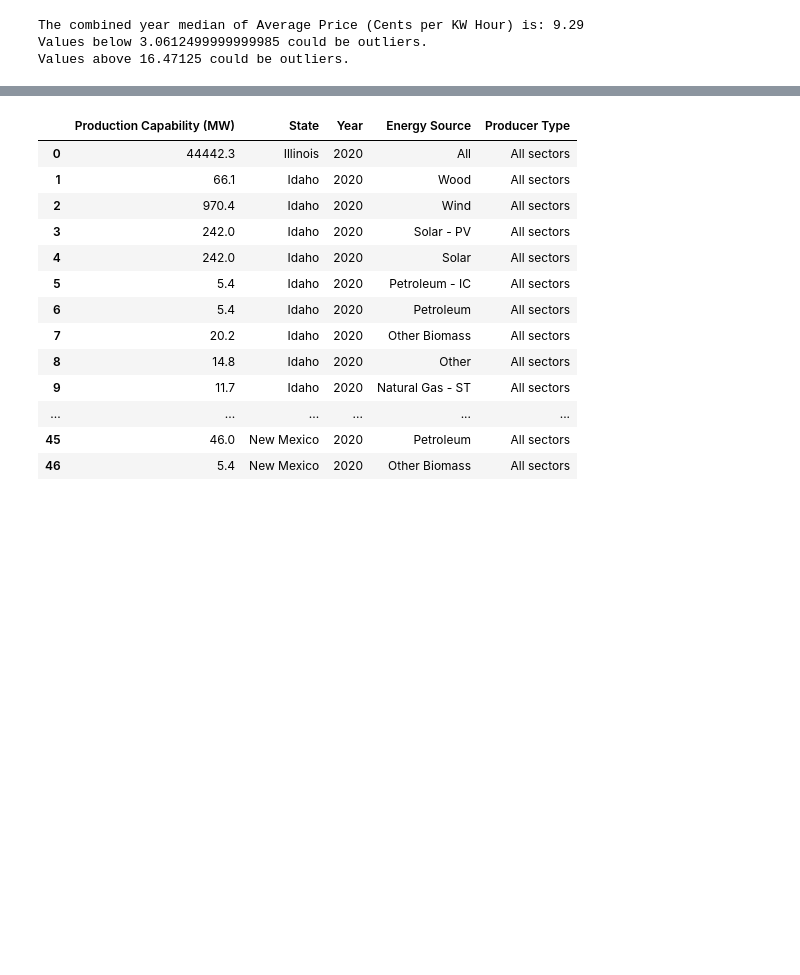
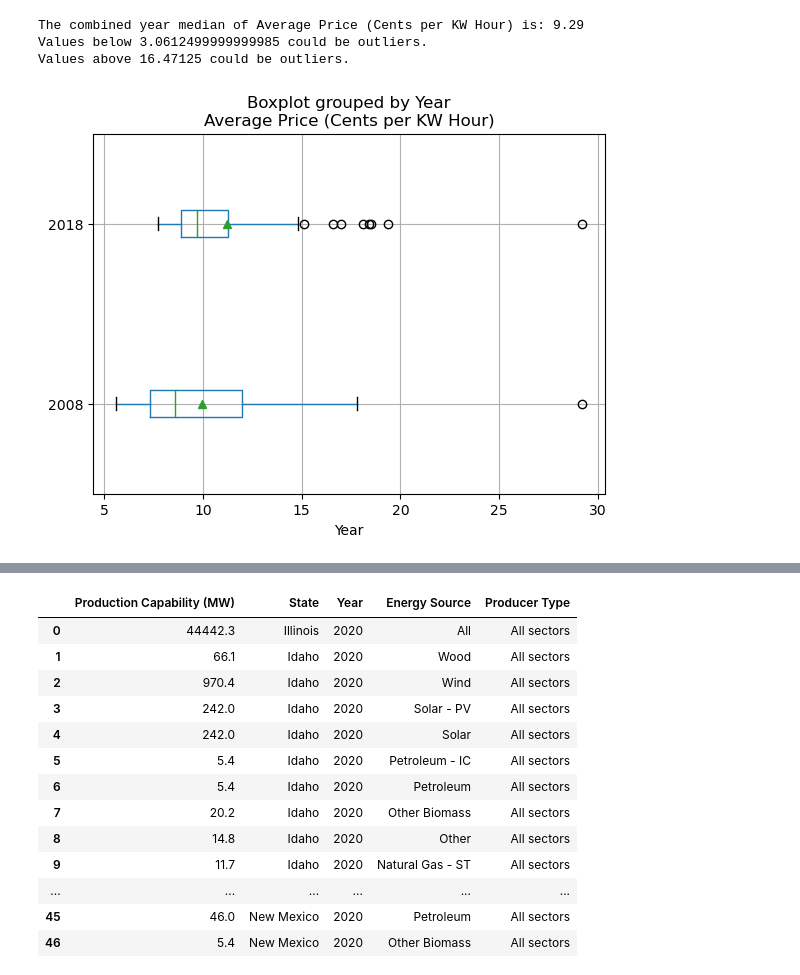
Before and after one commit to andrew8185/project-01, a Jupyter notebook: project_1.ipynb, the cells around one changed output, grey strips where cells are left out. Cells and saved outputs as stored; diff of their text form; code cells hidden in the pictures; blank space fills up the shorter version.

```diff
--- a/project_1.ipynb
+++ b/project_1.ipynb
@@ -216,3 +233,9 @@ print(f"Values above {price_upper_bound} could be outliers.")
 The combined year median of Average Price (Cents per KW Hour) is: 9.29
 Values below 3.0612499999999985 could be outliers.
 Values above 16.47125 could be outliers.
+# %%
+df_combined_state_key_stats.boxplot(column=['Average Price (Cents per KW Hour)'], by='Year', showmeans = True, vert=False)
+
+plt.show()
+# %% [output]
+[figure, added]
```
Also changed, not shown: parts of 7 cells of this notebook.
